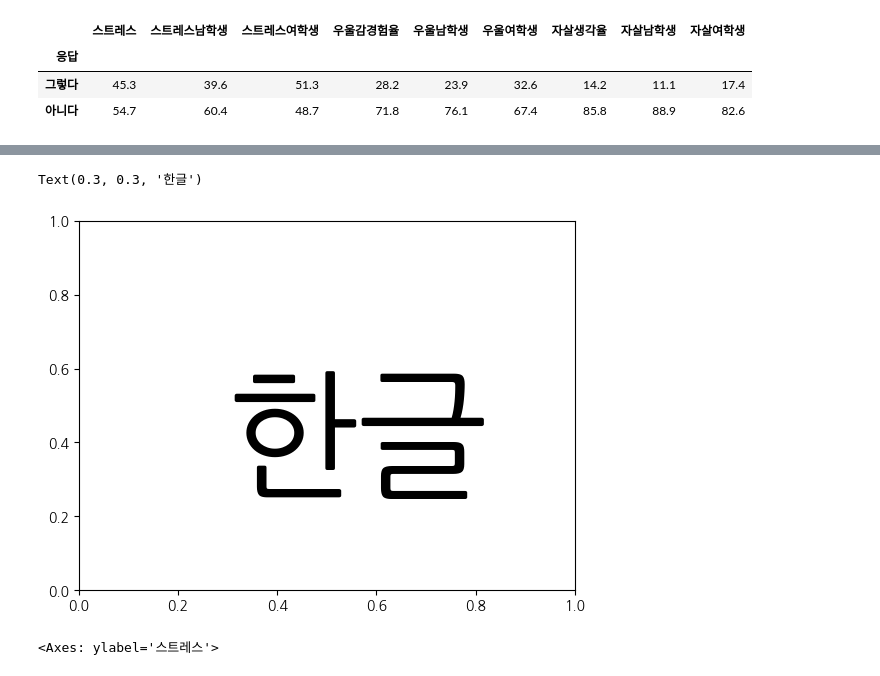
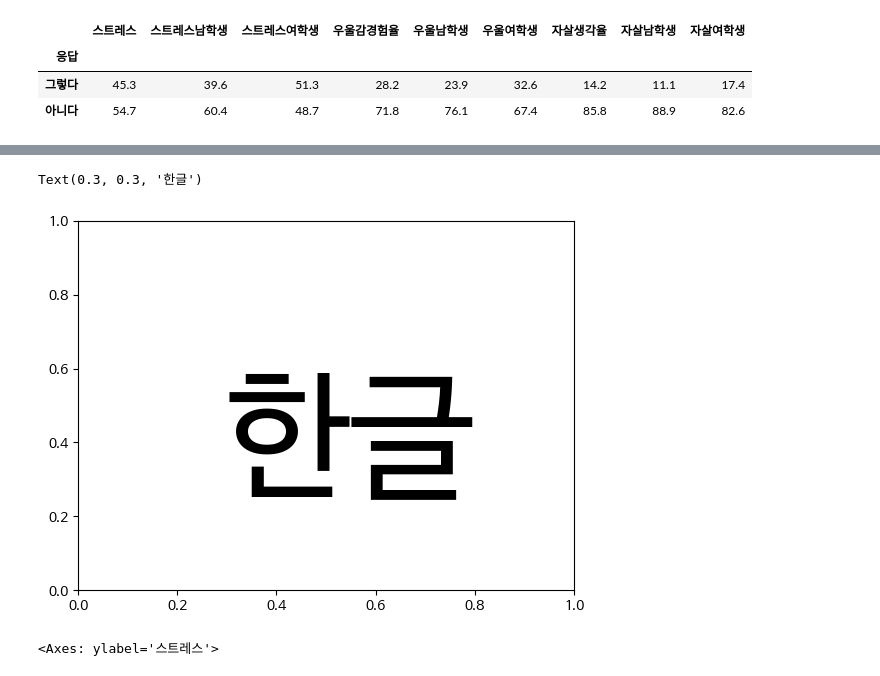
Before and after one commit to oatmealflyer/python, a Jupyter notebook: py11_청소년정신건강분석.ipynb, the cells around one changed output, grey strips where cells are left out. Cells and saved outputs as stored; diff of their text form; code cells hidden in the pictures.

```diff
--- a/py11_청소년정신건강분석.ipynb
+++ b/py11_청소년정신건강분석.ipynb
@@ -71,12 +53,15 @@ fontlist
 # %%
 #윈도우용 폰트 경로 설정
-path = "C:\\Windows\\Fonts\\NanumGothicLight.ttf"
-font_name = fm.FontProperties(fname= path).get_name()
-rc('font',family=font_name)
+# path = "C:\\Windows\\Fonts\\NanumGothicLight.ttf"
+# font_name = fm.FontProperties(fname= path).get_name()
+# rc('font',family=font_name)
+
+#리눅스용 폰트 경로 설정
+plt.rc('font',family="NanumBarunGothic")
 plt.text(0.3,0.3,'한글',size=100)
 # %% [output]
 Text(0.3, 0.3, '한글')
-[figure, old version]
+[figure, new version]
 # %%
 ori['스트레스'].astype(float).plot.pie(explode=[0,0.02])
 # %% [output]
```
Also changed, not shown: parts of 1 cell of this notebook, 12 other files.
